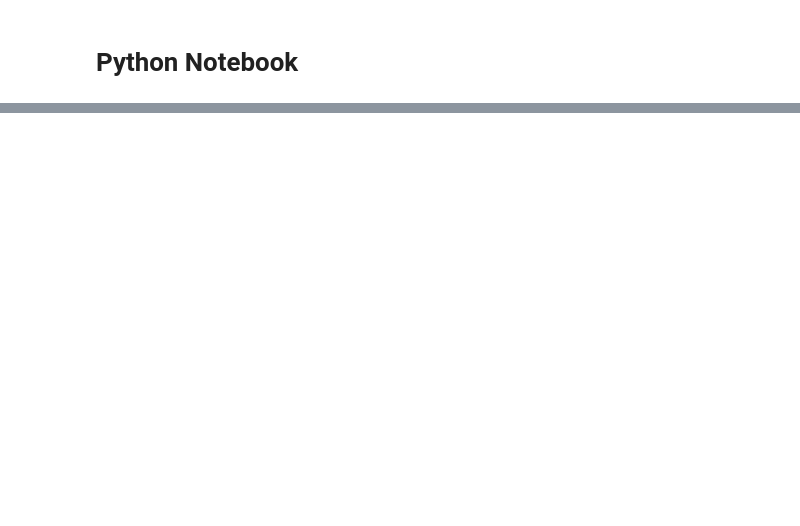
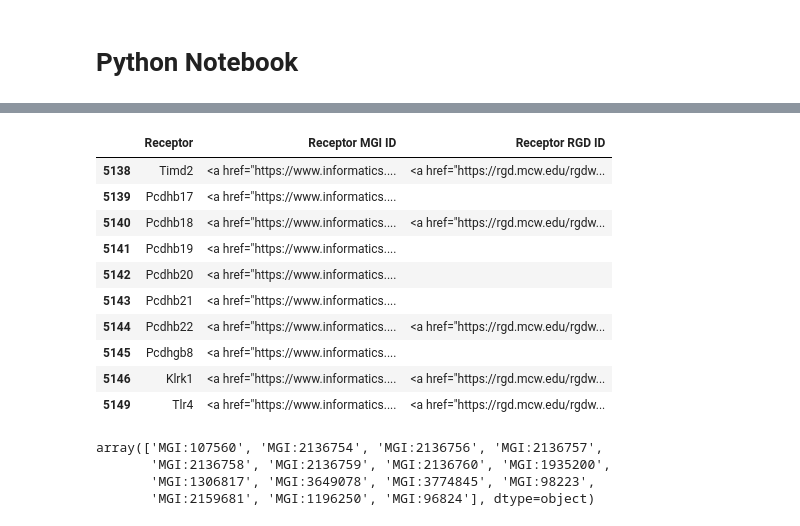
Before and after one commit to bioinfo-YCU/ConnectomeDB, a Jupyter notebook: Python_test.ipynb, the cells around one changed output, grey strips where cells are left out. Drawn from its saved outputs; the diff is of its cells as text; code cells hidden in the pictures; blank space fills up the shorter version.

```diff
--- a/Python_test.ipynb
+++ b/Python_test.ipynb
@@ -2205,20 +10,0 @@ df_for_rendering_and_navigation
-# %%
-page_navigation_map = []
-    # Ensure df_for_navigation is sorted consistently to guarantee correct prev/next order.
-df_for_navigation = gene_pair_main_df.sort_values(by="Interaction ID", key=lambda x: x.str[3:].astype(int)).reset_index(drop=True)
-for idx, row in df_for_navigation.iterrows():
-        interaction_id = row["Interaction ID"] # e.g., 'CDB00001'
-        human_lr_pair = row["Human LR Pair"] # e.g., 'VEGFA KDR'
-
-        # Construct the filename with interaction_id appended
-value1, value2 = human_lr_pair.split(" ")
-        # UPDATED FILENAME CONSTRUCTION
-filename = f"{value1.strip()} —— {value2.strip()}_{interaction_id}.html"
-full_url_path = os.path.join("/data/cards/", filename) # Path relative to web root
-
-page_navigation_map.append({
-            "interaction_id": interaction_id,
-            "url": full_url_path,
-            "filename": filename # Store filename for saving later
-        })
-page_navigation_map
@@ -2832,13 +10,0 @@ gene_indices = {gene_id: i for i, gene_id in enumerate(var_names_stripped)}
-# %%
-# --- Normalize Ensembl IDs and build label map ---
-def strip_version(ensembl_id):
-    return ensembl_id.split('.')[0]
-
-# Rebuild gene_label_map using stripped Ensembl IDs
-gene_label_map = {
-    strip_version(row["ensembl_id"]): row["gene_symbol"]
-    for _, row in gene_pair_input.iterrows()
-}
-
-# Strip version from gene_id_list
-gene_id_list = [strip_version(g) for g in gene_id_list]
@@ -2861,9 +10,0 @@ mapping = dict(zip(cell_cat["cell_type"], cell_cat["category"]))
-# %%
-import pickle
-
-# If you want to save the scaled data again
-# with open("data/gene_expr_map_scaled.pkl", "wb") as f:
-#     pickle.dump(gene_expr_map, f)
-
-with open("data/gene_expr_map_scaled.pkl", "rb") as f:
-    gene_expr_map = pickle.load(f)
@@ -3282,0 +260,14 @@ sc.pl.umap(
+# %%
+gene_pair[["Receptor", "Receptor MGI ID", "Receptor RGD ID"]].drop_duplicates().tail(10)
+# %% [output]
+|  | Receptor | Receptor MGI ID | Receptor RGD ID |
+| 5138 | Timd2 | <a href="https://www.informatics.... | <a href="https://rgd.mcw.edu/rgdw... |
+| 5139 | Pcdhb17 | <a href="https://www.informatics.... |  |
+| 5140 | Pcdhb18 | <a href="https://www.informatics.... | <a href="https://rgd.mcw.edu/rgdw... |
+| 5141 | Pcdhb19 | <a href="https://www.informatics.... |  |
+| 5142 | Pcdhb20 | <a href="https://www.informatics.... |  |
+| 5143 | Pcdhb21 | <a href="https://www.informatics.... |  |
+| 5144 | Pcdhb22 | <a href="https://www.informatics.... | <a href="https://rgd.mcw.edu/rgdw... |
+| 5145 | Pcdhgb8 | <a href="https://www.informatics.... |  |
+| 5146 | Klrk1 | <a href="https://www.informatics.... | <a href="https://rgd.mcw.edu/rgdw... |
+| 5149 | Tlr4 | <a href="https://www.informatics.... | <a href="https://rgd.mcw.edu/rgdw... |
@@ -3282,0 +314,7 @@ sc.pl.umap(
+# %%
+mouse_specific_mgi_ids
+# %% [output]
+array(['MGI:107560', 'MGI:2136754', 'MGI:2136756', 'MGI:2136757',
+       'MGI:2136758', 'MGI:2136759', 'MGI:2136760', 'MGI:1935200',
+       'MGI:1306817', 'MGI:3649078', 'MGI:3774845', 'MGI:98223',
+       'MGI:2159681', 'MGI:1196250', 'MGI:96824'], dtype=object)
```
Also changed, not shown: parts of 159 cells of this notebook, 22 other files.
